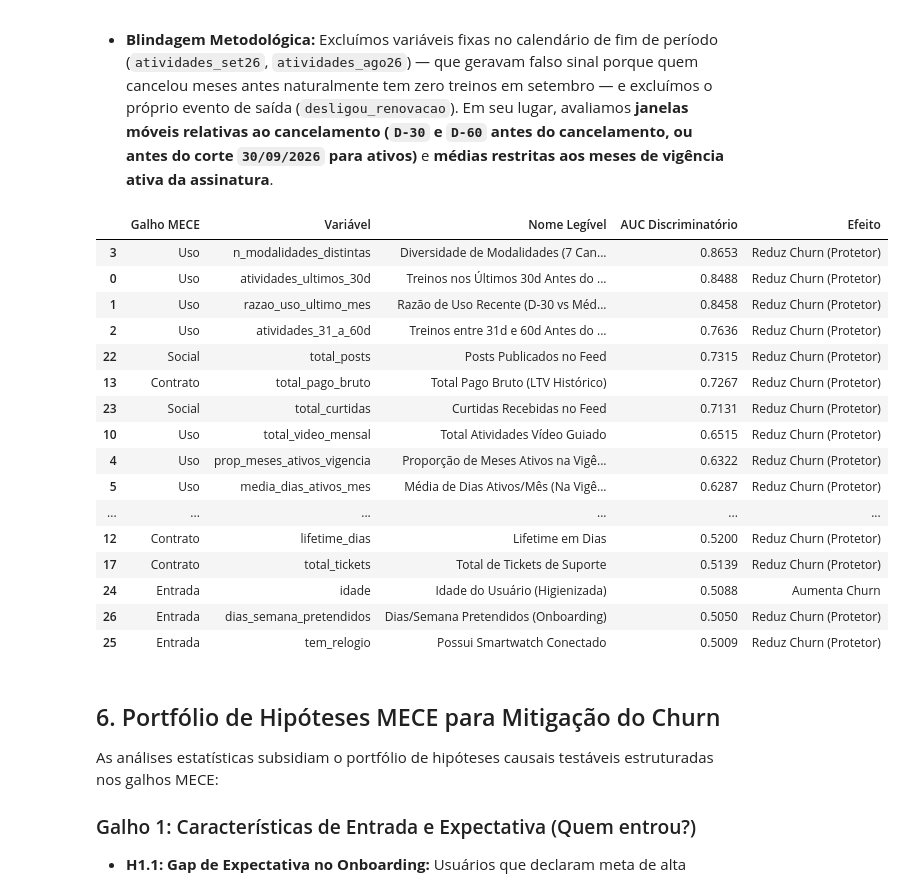
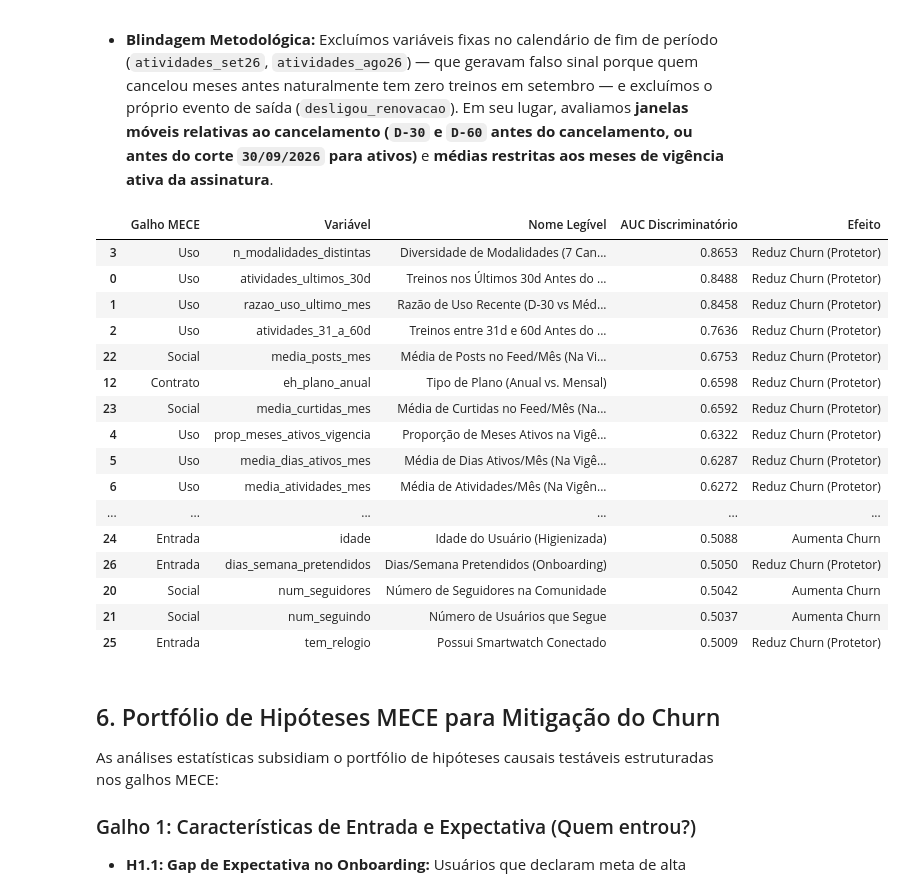
Before and after one commit to batalhasgabriele/Vitaliza, a Jupyter notebook: notebooks/02_eda_e_hipoteses.ipynb, the cells around one changed output. Saved outputs shown, nothing was run; the diff lists cells and outputs as text; code cells hidden in the pictures.

Commit message:
refactor: normaliza variaveis sociais/financeiras por vigencia e inclui variaveis puras de contrato no AUC-ROC

```diff
--- a/notebooks/02_eda_e_hipoteses.ipynb
+++ b/notebooks/02_eda_e_hipoteses.ipynb
@@ -232,61 +232,61 @@ variaveis_preditoras = [
     ('media_atividades_mes', 'Média de Atividades/Mês (Na Vigência)', 'Uso'),
     ('media_minutos_mes', 'Média de Minutos de Treino/Mês (Na Vigência)', 'Uso'),
     ('media_sessoes_mes', 'Média de Sessões no App/Mês (Na Vigência)', 'Uso'),
-    ('total_ar_livre_mensal', 'Total Atividades Ar Livre (GPS)', 'Uso'),
-    ('total_video_mensal', 'Total Atividades Vídeo Guiado', 'Uso'),
+    ('media_ar_livre_mes', 'Média de Treinos Ar Livre/Mês (Na Vigência)', 'Uso'),
+    ('media_video_mes', 'Média de Treinos Vídeo Guiado/Mês (Na Vigência)', 'Uso'),
     ('prop_gps_ok', 'Proporção Treinos com GPS Válido', 'Uso'),
-    ('lifetime_dias', 'Lifetime em Dias', 'Contrato'),
-    ('total_pago_bruto', 'Total Pago Bruto (LTV Histórico)', 'Contrato'),
-    ('total_renovacoes', 'Total de Renovações Efetuadas', 'Contrato'),
+    ('eh_plano_anual', 'Tipo de Plano (Anual vs. Mensal)', 'Contrato'),
+    ('receita_bruta_mensal', 'Valor Médio Pago/Mês (R$ na Vigência)', 'Contrato'),
     ('teve_carencia', 'Entrou em Período de Carência', 'Contrato'),
     ('pagamentos_recusados', 'Cobranças Recusadas', 'Contrato'),
+    ('eh_canal_loja', 'Canal de Cobrança (Lojas vs. Web)', 'Contrato'),
     ('total_tickets', 'Total de Tickets de Suporte', 'Contrato'),
-    ('treinos_em_dupla', 'Treinos com Parceiro/Grupo', 'Social'),
+    ('media_treinos_dupla_mes', 'Média de Treinos em Dupla/Mês (Na Vigência)', 'Social'),
     ('prop_treinos_dupla', 'Proporção Treinos em Dupla', 'Social'),
-    ('num_seguidores', 'Número de Seguidores', 'Social'),
+    ('num_seguidores', 'Número de Seguidores na Comunidade', 'Social'),
     ('num_seguindo', 'Número de Usuários que Segue', 'Social'),
-    ('total_posts', 'Posts Publicados no Feed', 'Social'),
-    ('total_curtidas', 'Curtidas Recebidas no Feed', 'Social'),
+    ('media_posts_mes', 'Média de Posts no Feed/Mês (Na Vigência)', 'Social'),
+    ('media_curtidas_mes', 'Média de Curtidas no Feed/Mês (Na Vigência)', 'Social'),
     ('idade', 'Idade do Usuário (Higienizada)', 'Entrada'),
     ('tem_relogio', 'Possui Smartwatch Conectado', 'Entrada'),
     ('dias_semana_pretendidos', 'Dias/Semana Pretendidos (Onboarding)', 'Entrada'),
 ]
 
 auc_results = []
 y = df['churn'].values
 
 for col, nome, galho in variaveis_preditoras:
     s = df[col].fillna(df[col].median()).values
     auc = roc_auc_score(y, s)
     direcao = 'Aumenta Churn' if auc >= 0.5 else 'Reduz Churn (Protetor)'
     auc_efetivo = max(auc, 1.0 - auc)
     auc_results.append({
         'Galho MECE': galho,
         'Variável': col,
         'Nome Legível': nome,
         'AUC Discriminatório': auc_efetivo,
         'Efeito': direcao
     })
 
 df_auc = pd.DataFrame(auc_results).sort_values('AUC Discriminatório', ascending=False)
 display(df_auc)
 # %% [output]
 |  | Galho MECE | Variável | Nome Legível | AUC Discriminatório | Efeito |
 | 3 | Uso | n_modalidades_distintas | Diversidade de Modalidades (7 Can... | 0.8653 | Reduz Churn (Protetor) |
 | 0 | Uso | atividades_ultimos_30d | Treinos nos Últimos 30d Antes do ... | 0.8488 | Reduz Churn (Protetor) |
 | 1 | Uso | razao_uso_ultimo_mes | Razão de Uso Recente (D-30 vs Méd... | 0.8458 | Reduz Churn (Protetor) |
 | 2 | Uso | atividades_31_a_60d | Treinos entre 31d e 60d Antes do ... | 0.7636 | Reduz Churn (Protetor) |
-| 22 | Social | total_posts | Posts Publicados no Feed | 0.7315 | Reduz Churn (Protetor) |
-| 13 | Contrato | total_pago_bruto | Total Pago Bruto (LTV Histórico) | 0.7267 | Reduz Churn (Protetor) |
-| 23 | Social | total_curtidas | Curtidas Recebidas no Feed | 0.7131 | Reduz Churn (Protetor) |
-| 10 | Uso | total_video_mensal | Total Atividades Vídeo Guiado | 0.6515 | Reduz Churn (Protetor) |
+| 22 | Social | media_posts_mes | Média de Posts no Feed/Mês (Na Vi... | 0.6753 | Reduz Churn (Protetor) |
+| 12 | Contrato | eh_plano_anual | Tipo de Plano (Anual vs. Mensal) | 0.6598 | Reduz Churn (Protetor) |
+| 23 | Social | media_curtidas_mes | Média de Curtidas no Feed/Mês (Na... | 0.6592 | Reduz Churn (Protetor) |
 | 4 | Uso | prop_meses_ativos_vigencia | Proporção de Meses Ativos na Vigê... | 0.6322 | Reduz Churn (Protetor) |
 | 5 | Uso | media_dias_ativos_mes | Média de Dias Ativos/Mês (Na Vigê... | 0.6287 | Reduz Churn (Protetor) |
+| 6 | Uso | media_atividades_mes | Média de Atividades/Mês (Na Vigên... | 0.6272 | Reduz Churn (Protetor) |
 | ... | ... | ... | ... | ... | ... |
-| 12 | Contrato | lifetime_dias | Lifetime em Dias | 0.5200 | Reduz Churn (Protetor) |
-| 17 | Contrato | total_tickets | Total de Tickets de Suporte | 0.5139 | Reduz Churn (Protetor) |
 | 24 | Entrada | idade | Idade do Usuário (Higienizada) | 0.5088 | Aumenta Churn |
 | 26 | Entrada | dias_semana_pretendidos | Dias/Semana Pretendidos (Onboarding) | 0.5050 | Reduz Churn (Protetor) |
+| 20 | Social | num_seguidores | Número de Seguidores na Comunidade | 0.5042 | Aumenta Churn |
+| 21 | Social | num_seguindo | Número de Usuários que Segue | 0.5037 | Aumenta Churn |
 | 25 | Entrada | tem_relogio | Possui Smartwatch Conectado | 0.5009 | Reduz Churn (Protetor) |
 # %% [markdown]
 ## 6. Portfólio de Hipóteses MECE para Mitigação do Churn
```
Also changed, not shown: parts of 3 cells of this notebook, 9 other files.
